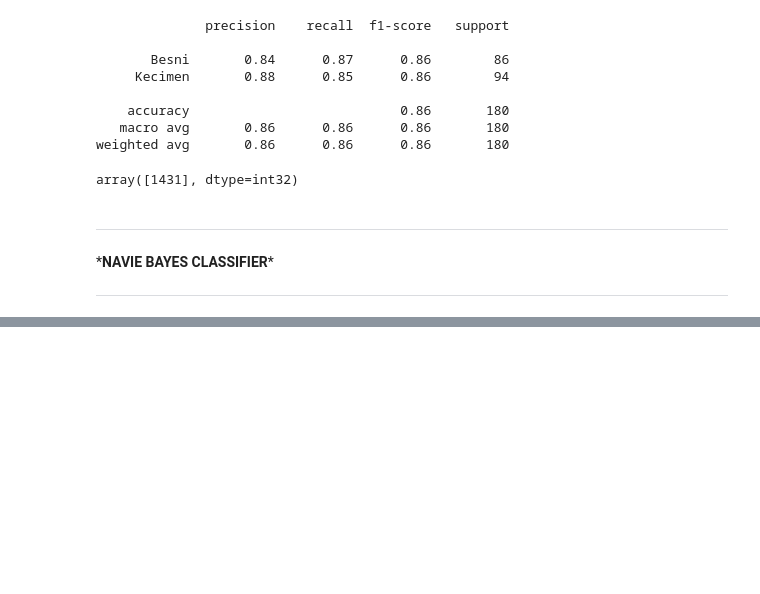
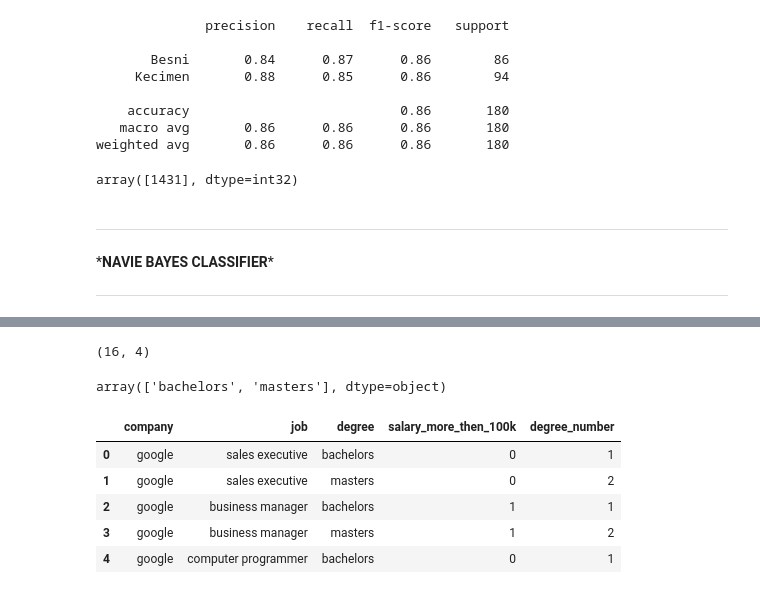
Before and after one commit to Vijayrrs485/Ruff-Stuff, a Jupyter notebook: ML_Classification.ipynb, the cells around one changed output, grey strips where cells are left out. Drawn from its saved outputs; the diff is of its cells as text; code cells hidden in the pictures; blank space fills up the shorter version.

```diff
--- a/ML_Classification.ipynb
+++ b/ML_Classification.ipynb
@@ -248,0 +375,19 @@ array([1431], dtype=int32)
+# %%
+df.shape
+# %% [output]
+(16, 4)
+# %%
+df.degree.unique()
+# %% [output]
+array(['bachelors', 'masters'], dtype=object)
+# %%
+###feature engineering (we can't do machine learning models in text formate)
+df['degree_number']=df['degree'].map({'bachelors':1,'masters':2})
+df.head()
+# %% [output]
+|  | company | job | degree | salary_more_then_100k | degree_number |
+| 0 | google | sales executive | bachelors | 0 | 1 |
+| 1 | google | sales executive | masters | 0 | 2 |
+| 2 | google | business manager | bachelors | 1 | 1 |
+| 3 | google | business manager | masters | 1 | 2 |
+| 4 | google | computer programmer | bachelors | 0 | 1 |
```
Also changed, not shown: parts of 19 cells of this notebook.
